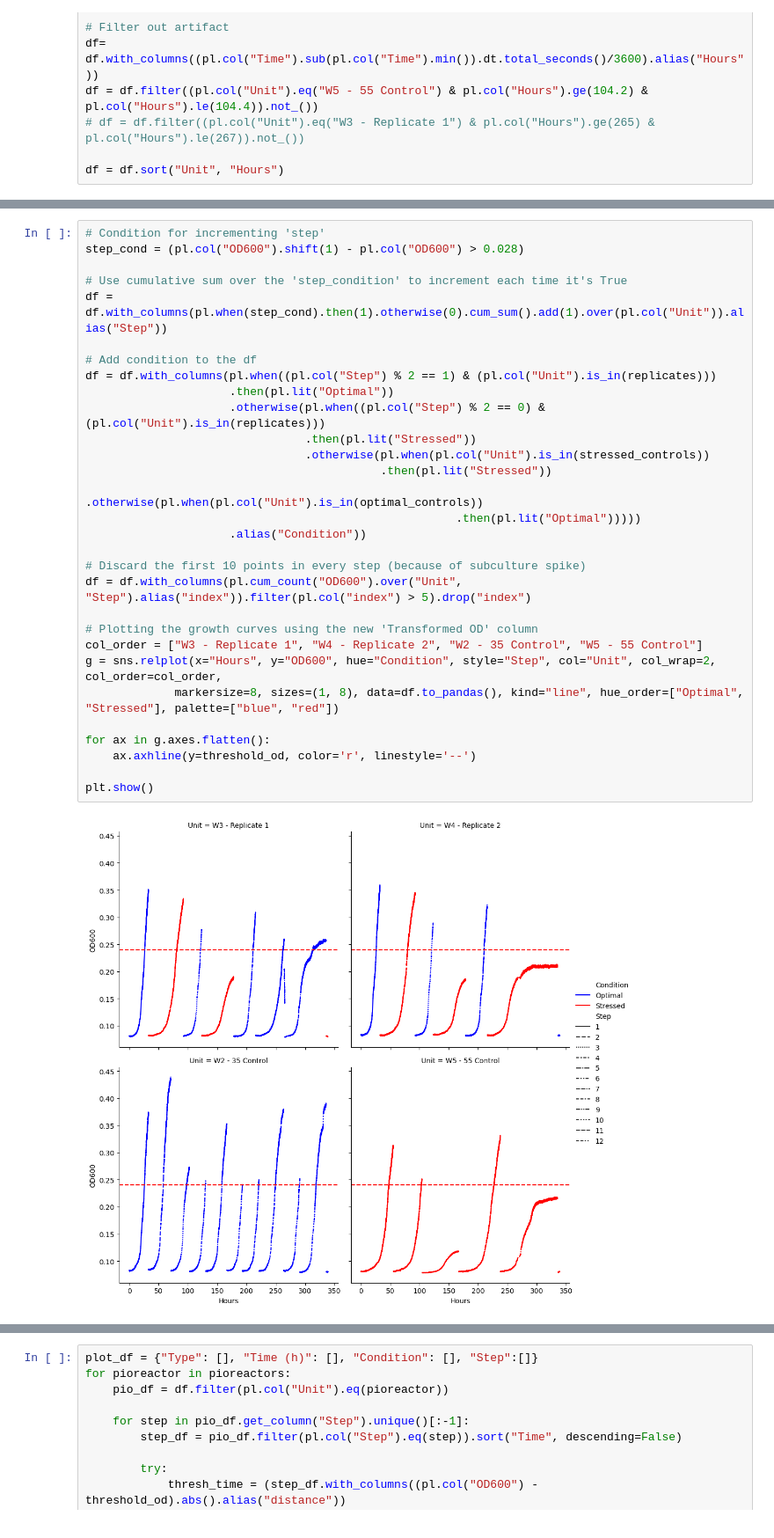
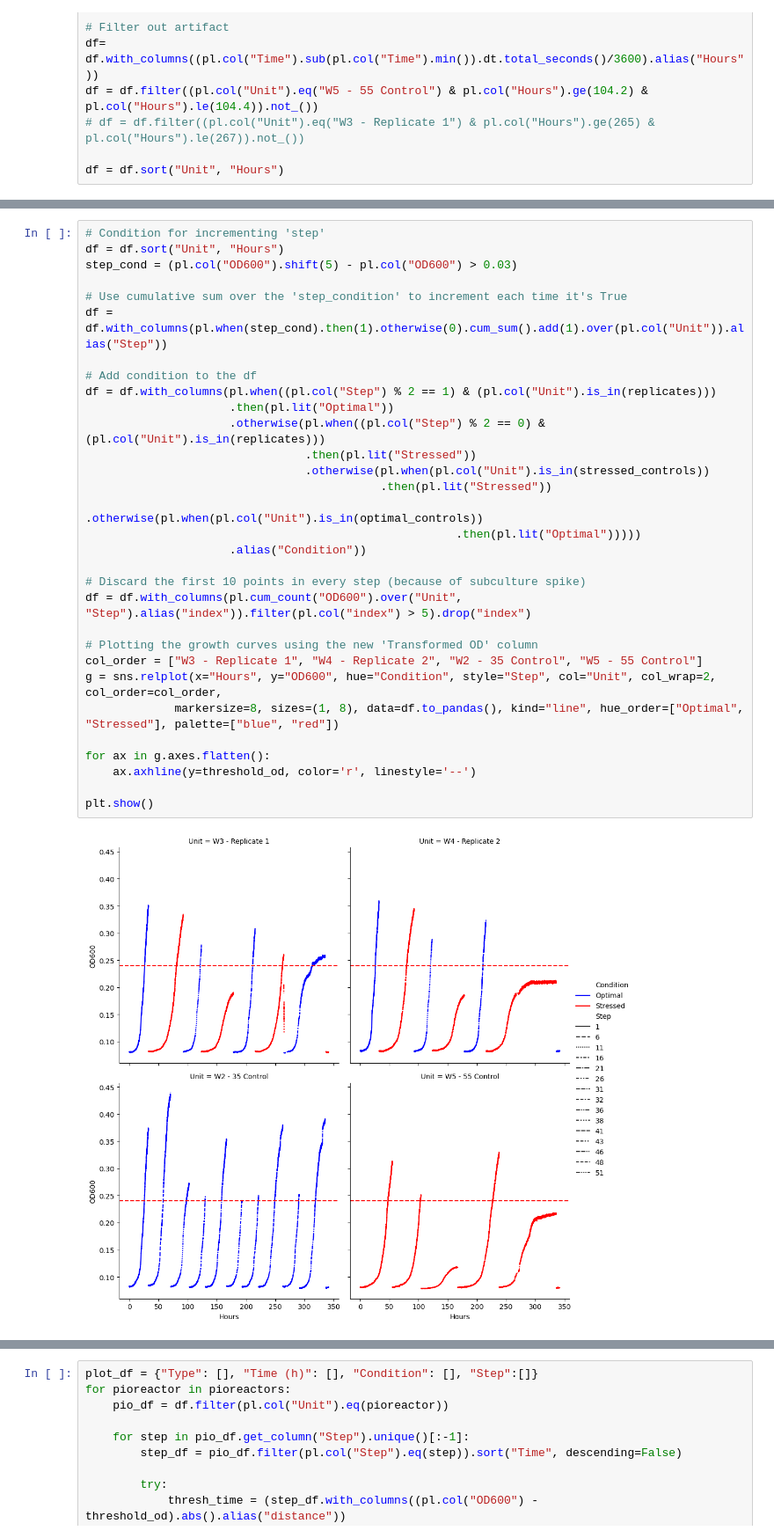
Before and after one commit to JacksonPageroth/pio-bacterial-memory, a Jupyter notebook: pio_subculture.ipynb, the cells around one changed output, grey strips where cells are left out. Shown at 88% size. Cells and saved outputs as stored; diff of their text form.

```diff
--- a/pio_subculture.ipynb
+++ b/pio_subculture.ipynb
@@ -144,35 +144,36 @@ plt.show()
 # %%
 # Condition for incrementing 'step'
-step_cond = (pl.col("OD600").shift(1) - pl.col("OD600") > 0.028)
+df = df.sort("Unit", "Hours")
+step_cond = (pl.col("OD600").shift(5) - pl.col("OD600") > 0.03)
 
 # Use cumulative sum over the 'step_condition' to increment each time it's True
 df = df.with_columns(pl.when(step_cond).then(1).otherwise(0).cum_sum().add(1).over(pl.col("Unit")).alias("Step"))
 
 # Add condition to the df
 df = df.with_columns(pl.when((pl.col("Step") % 2 == 1) & (pl.col("Unit").is_in(replicates)))
                      .then(pl.lit("Optimal"))
                      .otherwise(pl.when((pl.col("Step") % 2 == 0) & (pl.col("Unit").is_in(replicates)))
                                 .then(pl.lit("Stressed"))
                                 .otherwise(pl.when(pl.col("Unit").is_in(stressed_controls))
                                            .then(pl.lit("Stressed"))
                                            .otherwise(pl.when(pl.col("Unit").is_in(optimal_controls))
                                                       .then(pl.lit("Optimal")))))
                      .alias("Condition"))
 
 # Discard the first 10 points in every step (because of subculture spike)
 df = df.with_columns(pl.cum_count("OD600").over("Unit", "Step").alias("index")).filter(pl.col("index") > 5).drop("index")
 
 # Plotting the growth curves using the new 'Transformed OD' column
 col_order = ["W3 - Replicate 1", "W4 - Replicate 2", "W2 - 35 Control", "W5 - 55 Control"]
 g = sns.relplot(x="Hours", y="OD600", hue="Condition", style="Step", col="Unit", col_wrap=2, col_order=col_order,
              markersize=8, sizes=(1, 8), data=df.to_pandas(), kind="line", hue_order=["Optimal", "Stressed"], palette=["blue", "red"])
 
 for ax in g.axes.flatten():
     ax.axhline(y=threshold_od, color='r', linestyle='--')
 
 plt.show()
 # %% [output]
-[figure, old version]
+[figure, new version]
 # %%
 blank = 0.077
 
```
Also changed, not shown: parts of 3 cells of this notebook.
